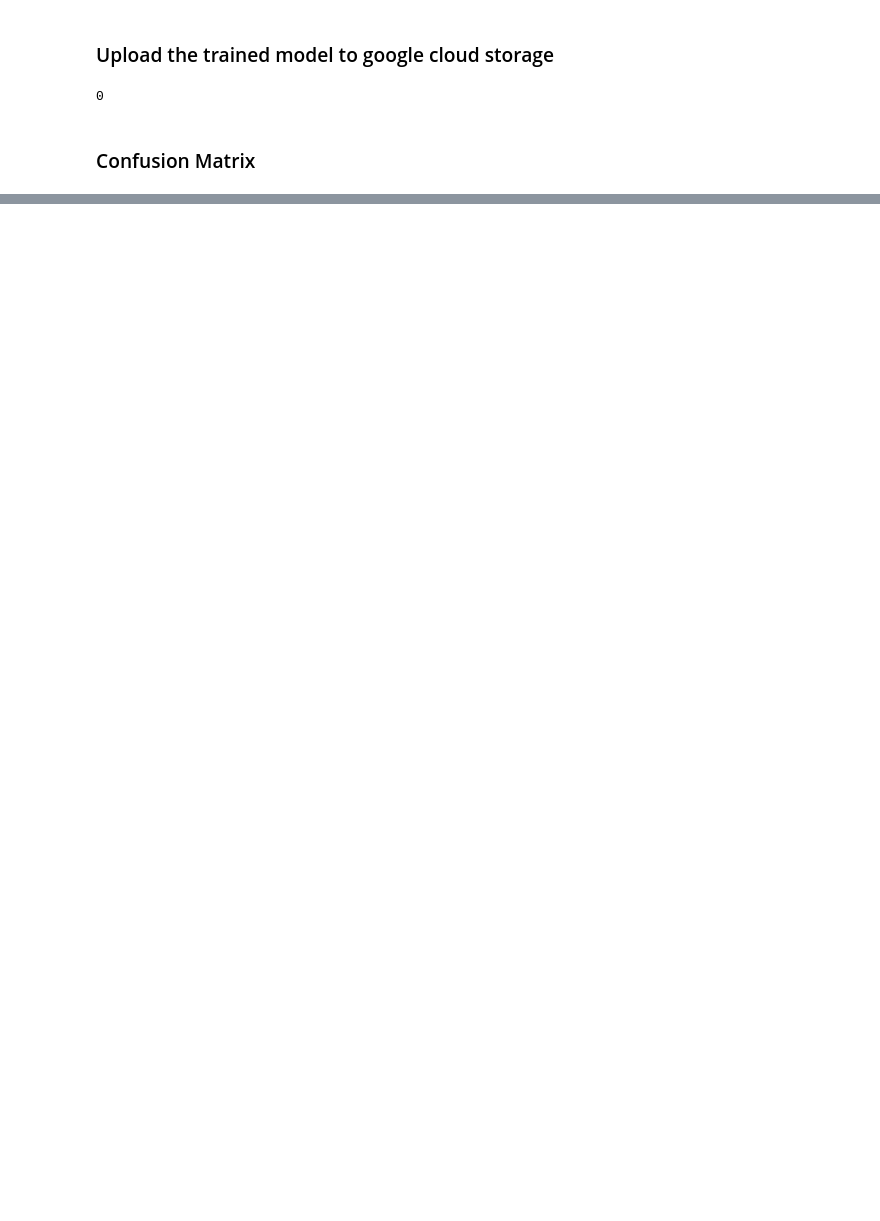
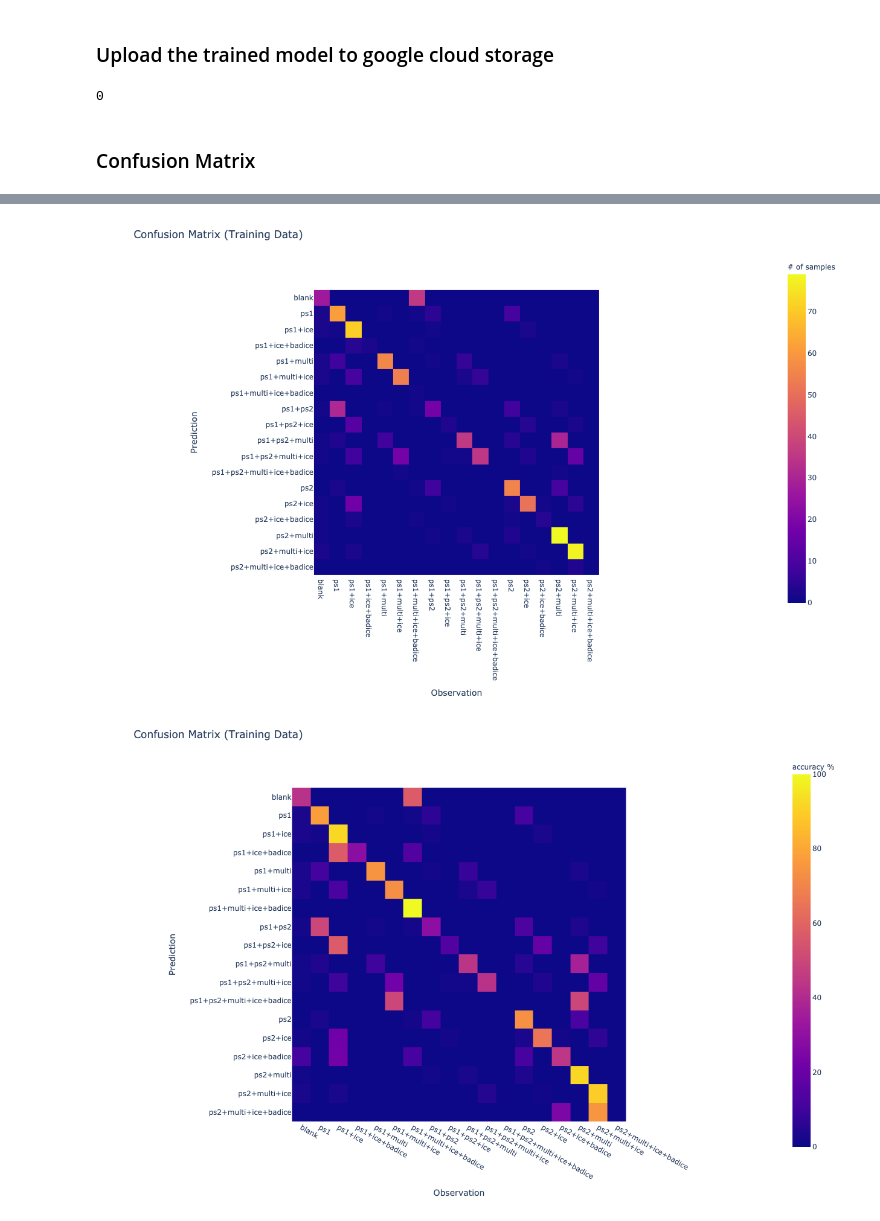
Before and after one commit to fengchenLBL/diffraction-ai, a Jupyter notebook: image_classification.ipynb, the cells around one changed output, grey strips where cells are left out. Drawn from its saved outputs; the diff is of its cells as text; code cells hidden in the pictures; blank space fills up the shorter version.

```diff
--- a/image_classification.ipynb
+++ b/image_classification.ipynb
@@ -520,0 +521,15 @@ cm_df2
+# %%
+fig1 = px.imshow(cm_train_df, labels=dict(y="Prediction", x="Observation", color="# of samples"))
+fig1.update_yaxes(dtick=1)
+fig1.update_xaxes(dtick=1)
+fig1.update_layout(title='Confusion Matrix (Training Data)', width=800, height=800)
+fig1.show()
+
+fig2 = px.imshow(cm_train_df2, labels=dict(y="Prediction", x="Observation", color="accuracy %"))
+fig2.update_yaxes(dtick=1)
+fig2.update_xaxes(dtick=1)
+fig2.update_layout(title='Confusion Matrix (Training Data)', width=800, height=800)
+fig2.show()
+# %% [output]
+[figure, added]
+[figure, added]
```
Also changed, not shown: parts of 5 cells of this notebook.
